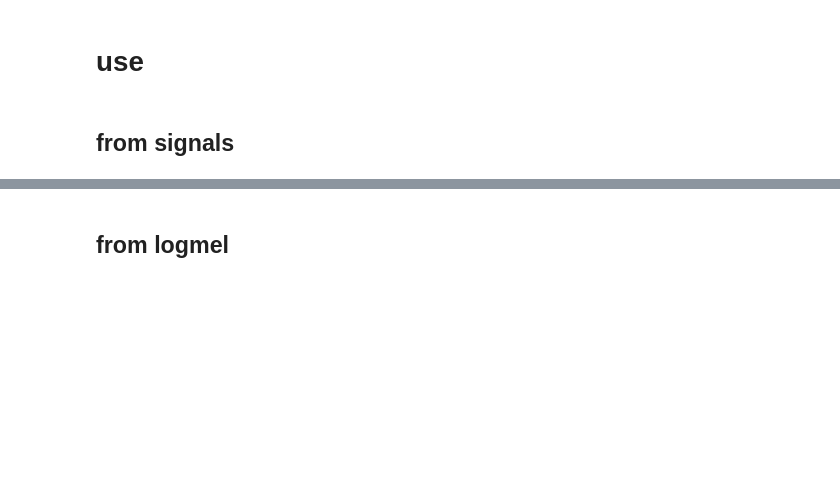
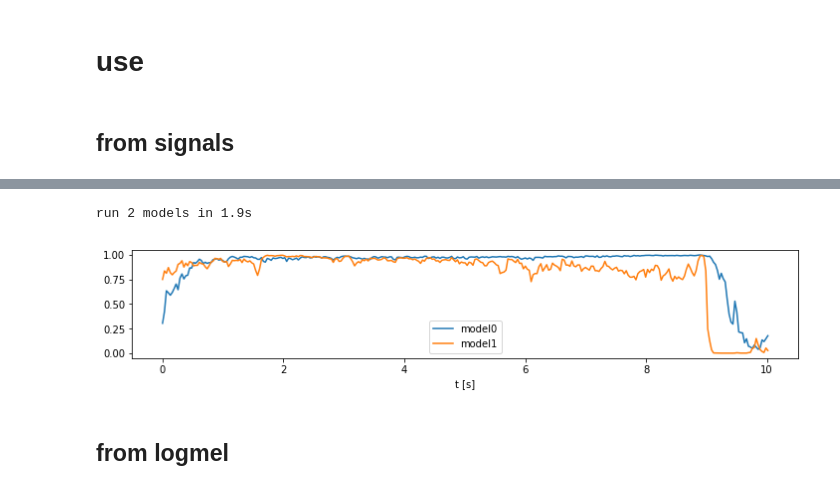
Before and after one commit to nuru-nu/moyo, a Jupyter notebook: notebooks/tf.ipynb, the cells around one changed output, grey strips where cells are left out. Drawn from its saved outputs; the diff is of its cells as text; code cells hidden in the pictures; blank space fills up the shorter version.

```diff
--- a/notebooks/tf.ipynb
+++ b/notebooks/tf.ipynb
@@ -559,8 +573,0 @@ KerasDetector(model=tmo_wp_20_50_linear)
-# %%
-signals = dict(
-    tf1=S.KerasDetector('tmo_wp_20_50_linear'),
-    tf2=S.KerasDetector('s2_linear_wp_10_10'),
-)
-name = 'otief_g_s2'
-values = util.get_signals(ab.wav(name), signals)
-values.keys()
@@ -584,0 +582,17 @@ plt.legend();
+# %%
+def run_models(value_by_column, *models):
+    t0 = time.time()
+    signals = {
+        'model{}'.format(i): ml.KerasDetector(model)
+        for i, model in enumerate(models)
+    }
+    values = util.get_signals(value_by_column.wav, signals)
+    plt.figure(figsize=(12, 2))
+    for i, model in enumerate(models):
+        name = 'model{}'.format(i)
+        n = len(values[name])
+        plt.plot(np.linspace(0, n * settings.hop_secs, n), values[name], label=name)
+    plt.gca().set_xlabel('t [s]')
+    plt.legend()
+    print('run {} models in {:.1f}s'.format(len(models), time.time() - t0))
+    return values
@@ -585,3 +605,8 @@ plt.legend();
+# %%
+values = run_models(ab.data.otief_g_s2, 'tmo_wp_20_50_linear', 's2_linear_wp_10_10')
+# %% [output]
+run 2 models in 1.9s
+[figure, added]
 # %% [markdown]
 ## from logmel
 # %%
```
Also changed, not shown: parts of 15 cells of this notebook, 2 other files.
